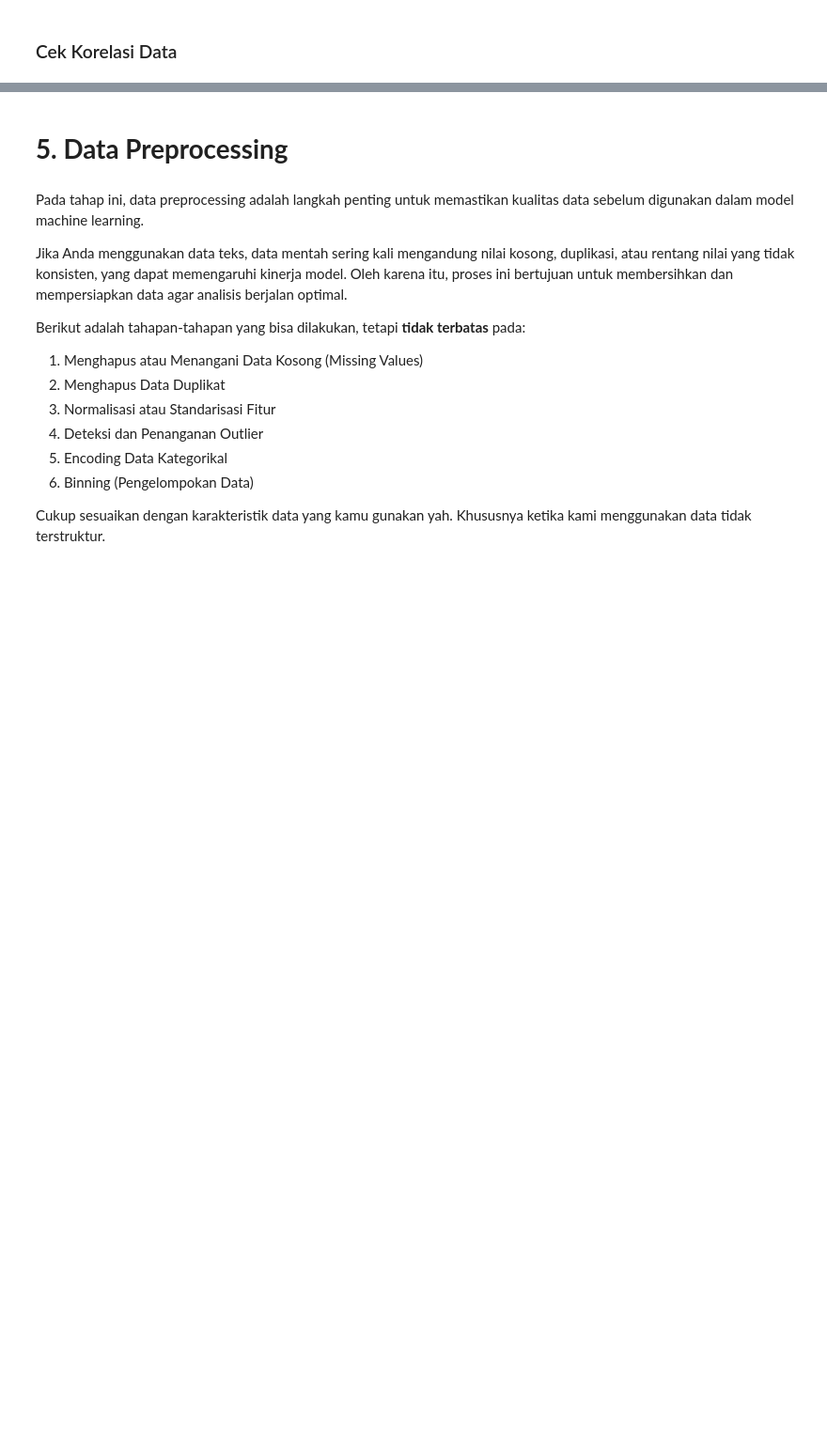
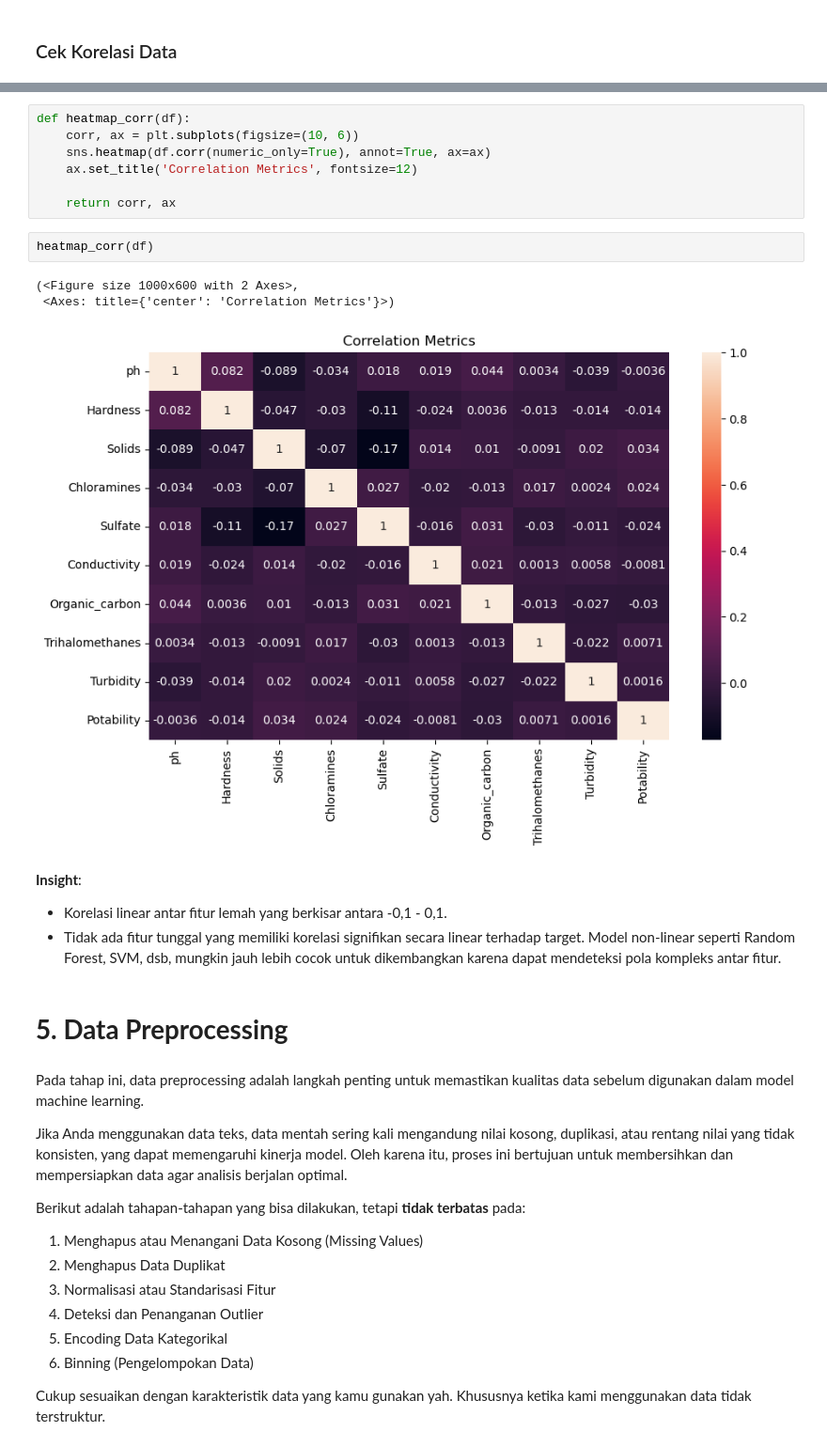
Before and after one commit to Sulbae/SMSML_Anggun-Sulis-Setyawan, a Jupyter notebook: Preprocessing/Eksperimen_Anggun-Sulis-Setyawan.ipynb, the cells around one changed output, grey strips where cells are left out. Shown at 94% size. Saved outputs shown, nothing was run; the diff lists cells and outputs as text; blank space fills up the shorter version.

```diff
--- a/Preprocessing/Eksperimen_Anggun-Sulis-Setyawan.ipynb
+++ b/Preprocessing/Eksperimen_Anggun-Sulis-Setyawan.ipynb
@@ -185,3 +220,20 @@ def hisplot(df):
+# %%
+def heatmap_corr(df):
+    corr, ax = plt.subplots(figsize=(10, 6))
+    sns.heatmap(df.corr(numeric_only=True), annot=True, ax=ax)
+    ax.set_title('Correlation Metrics', fontsize=12)
+
+    return corr, ax
+# %%
+heatmap_corr(df)
+# %% [output]
+(<Figure size 1000x600 with 2 Axes>,
+ <Axes: title={'center': 'Correlation Metrics'}>)
+[figure, added]
+# %% [markdown]
+__Insight__:
+* Korelasi linear antar fitur lemah yang berkisar antara -0,1 - 0,1.
+* Tidak ada fitur tunggal yang memiliki korelasi signifikan secara linear terhadap target. Model non-linear seperti Random Forest, SVM, dsb, mungkin jauh lebih cocok untuk dikembangkan karena dapat mendeteksi pola kompleks antar fitur.
 # %% [markdown]
 # **5. Data Preprocessing**
 # %% [markdown]
```
Also changed, not shown: parts of 6 cells of this notebook.
